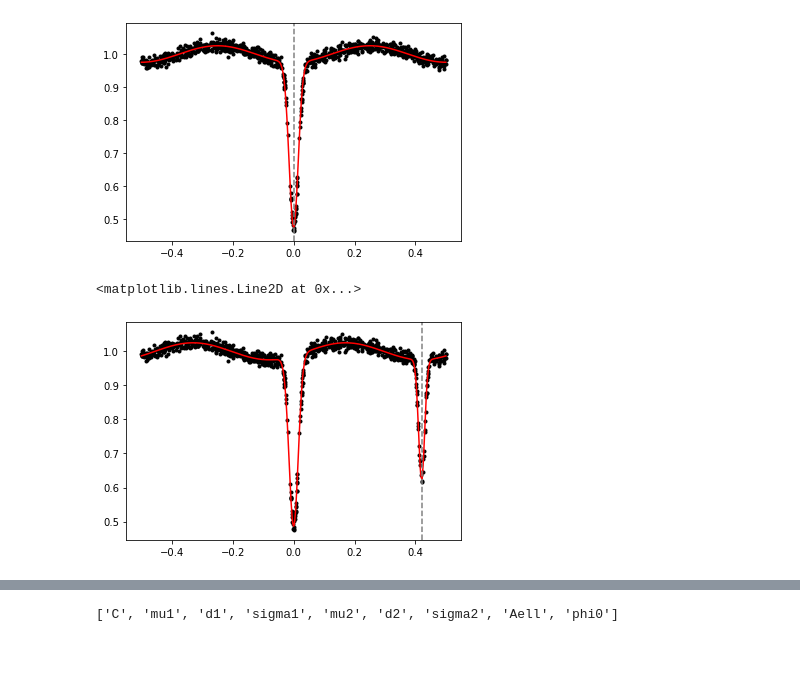
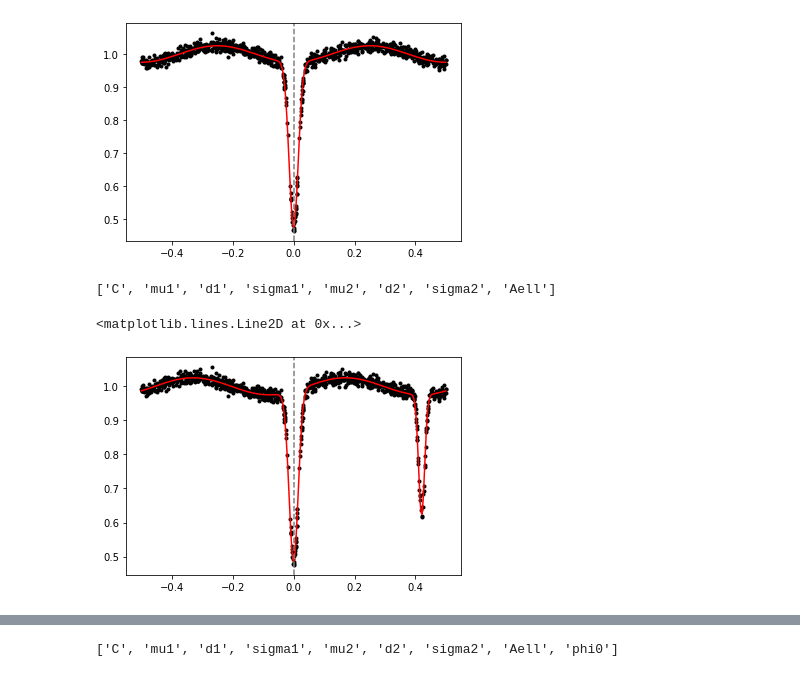
Before and after one commit to gecheline/ligeor, a Jupyter notebook: test_notebooks/test_twogaussian.ipynb, the cells around one changed output, grey strips where cells are left out. Cells and saved outputs as stored; diff of their text form; code cells hidden in the pictures.

```diff
--- a/test_notebooks/test_twogaussian.ipynb
+++ b/test_notebooks/test_twogaussian.ipynb
@@ -81,10 +80,15 @@ plt.axvline(x=model_cge.best_fit['param_vals'][0][-1], c='grey', ls='--')
 [figure]
 # %%
 model_cg12e2.fit()
+# %%
+model_cg12e2.best_fit['param_vals'][0]
+model_cg12e2.best_fit['param_names']
+# %% [output]
+['C', 'mu1', 'd1', 'sigma1', 'mu2', 'd2', 'sigma2', 'Aell']
 # %%
 plt.plot(model_cg12e2.phases, model_cg12e2.fluxes, 'k.')
 plt.plot(model_cg12e2.phases, model_cg12e2.best_fit['model'], 'r-')
-plt.axvline(x=model_cg12e2.best_fit['param_vals'][0][-1], c='grey', ls='--')
+plt.axvline(x=model_cg12e2.best_fit['param_vals'][0][1], c='grey', ls='--')
 # %% [output]
 <matplotlib.lines.Line2D at 0x...>
-[figure, old version]
+[figure, new version]
```
Also changed, not shown: parts of 6 cells of this notebook, 19 other files.
